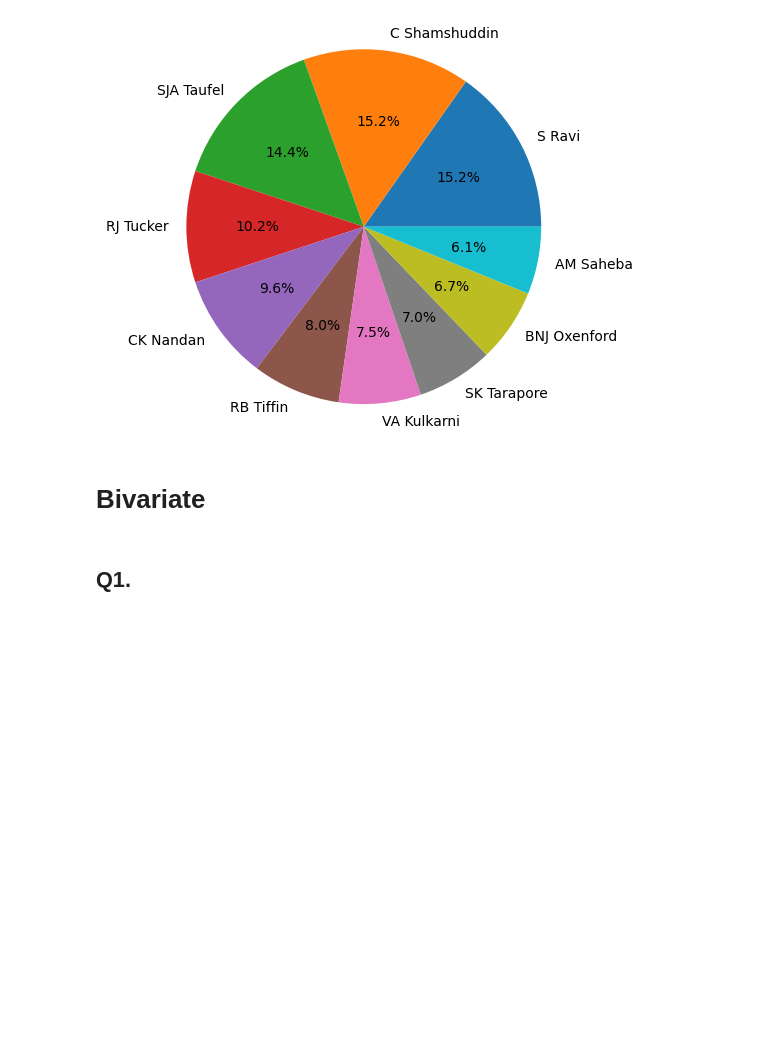
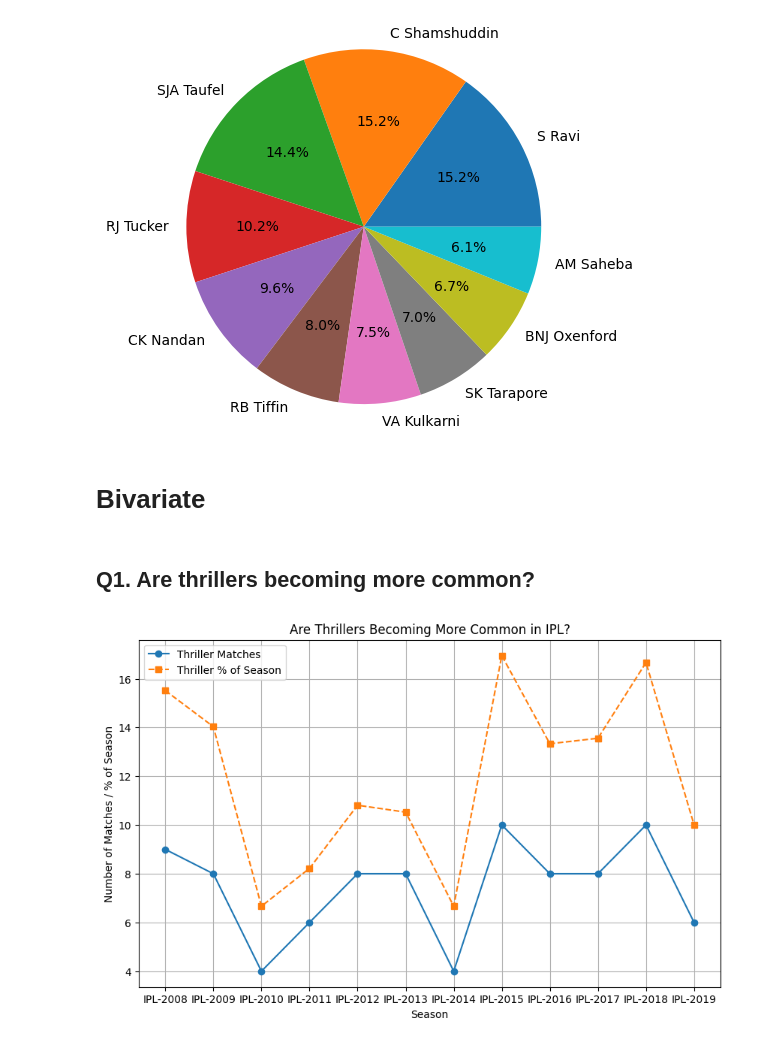
Before and after one commit to lukhi-laksh/Collage, a Jupyter notebook: Sem-1/Data Science/Project-1/Project_1.ipynb, the cells around one changed output. Cells and saved outputs as stored; diff of their text form; code cells hidden in the pictures; blank space fills up the shorter version.

```diff
--- a/Sem-1/Data Science/Project-1/Project_1.ipynb
+++ b/Sem-1/Data Science/Project-1/Project_1.ipynb
@@ -416,4 +416,39 @@ plt.show()
 # %% [markdown]
 # Bivariate
 # %% [markdown]
-## Q1.
+## Q1. Are thrillers becoming more common?
+# %%
+import pandas as pd
+import matplotlib.pyplot as plt
+
+# Filter thriller matches
+thrillers = df[
+    (
+        ((df['win_by_runs'] > 0) & (df['win_by_runs'] <= 10)) |
+        ((df['win_by_wickets'] > 0) & (df['win_by_wickets'] <= 2))
+    )
+]
+
+# Count thrillers per season
+thrillers_per_season = thrillers['Season'].value_counts().sort_index()
+
+# Count total matches per season
+matches_per_season = df['Season'].value_counts().sort_index()
+
+# Calculate thriller % per season
+thriller_ratio = (thrillers_per_season / matches_per_season * 100).fillna(0)
+
+# Plot
+plt.figure(figsize=(10,6))
+plt.plot(thrillers_per_season.index, thrillers_per_season.values, marker='o', label="Thriller Matches")
+plt.plot(thriller_ratio.index, thriller_ratio.values, marker='s', linestyle="--", label="Thriller % of Season")
+
+plt.title("Are Thrillers Becoming More Common in IPL?")
+plt.xlabel("Season")
+plt.ylabel("Number of Matches / % of Season")
+plt.legend()
+plt.grid(True)
+plt.savefig("1.png",  bbox_inches="tight", dpi = 300, transparent=True)
+plt.show()
+# %% [output]
+[figure, added]
```
Also changed, not shown: parts of 15 cells of this notebook, 10 other files.
